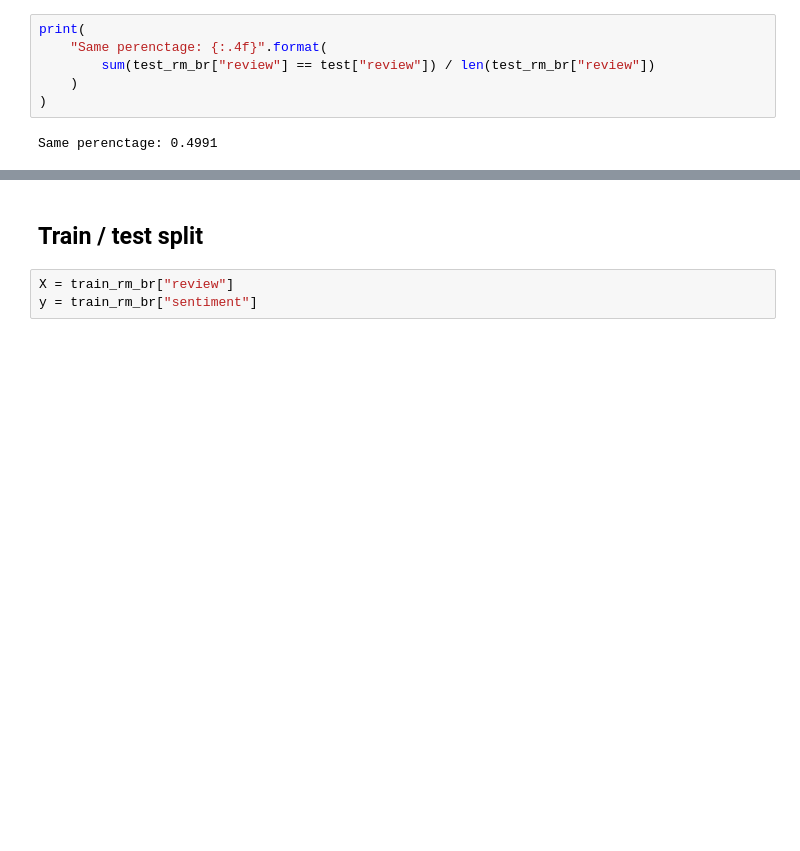
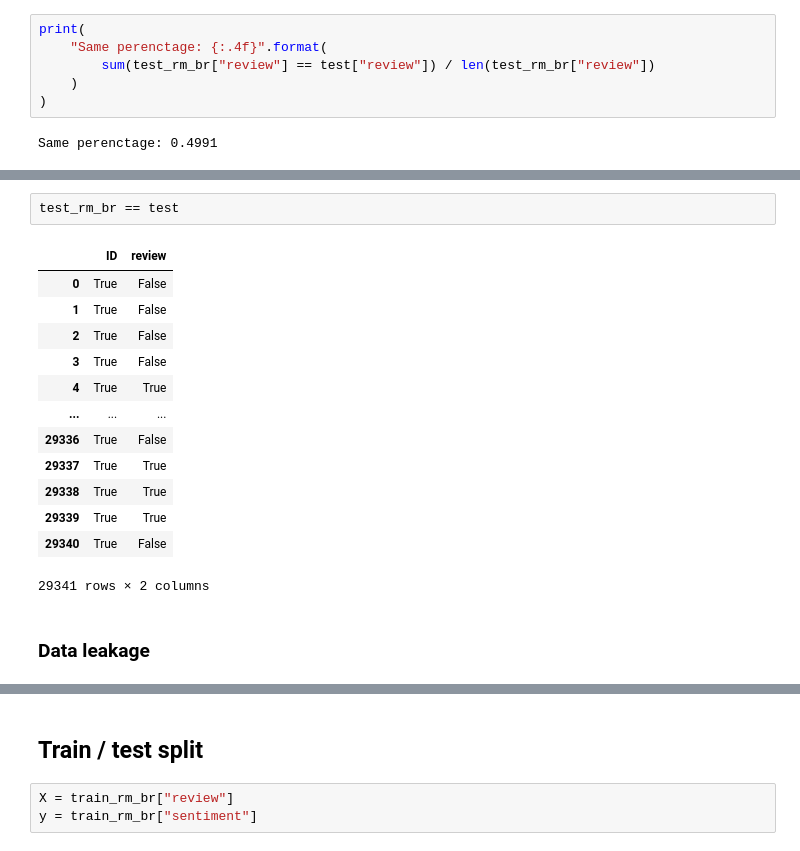
Before and after one commit to maglili/ai_cup-movie_comment, a Jupyter notebook: EDA.ipynb, the cells around one changed output, grey strips where cells are left out. Drawn from its saved outputs; the diff is of its cells as text; blank space fills up the shorter version.

```diff
--- a/EDA.ipynb
+++ b/EDA.ipynb
@@ -162,0 +179,18 @@ Same perenctage: 0.4991
+# %%
+test_rm_br == test
+# %% [output]
+|  | ID | review |
+| 0 | True | False |
+| 1 | True | False |
+| 2 | True | False |
+| 3 | True | False |
+| 4 | True | True |
+| ... | ... | ... |
+| 29336 | True | False |
+| 29337 | True | True |
+| 29338 | True | True |
+| 29339 | True | True |
+| 29340 | True | False |
+29341 rows × 2 columns
+# %% [markdown]
+### Data leakage
```
Also changed, not shown: parts of 23 cells of this notebook, 9 other files.
